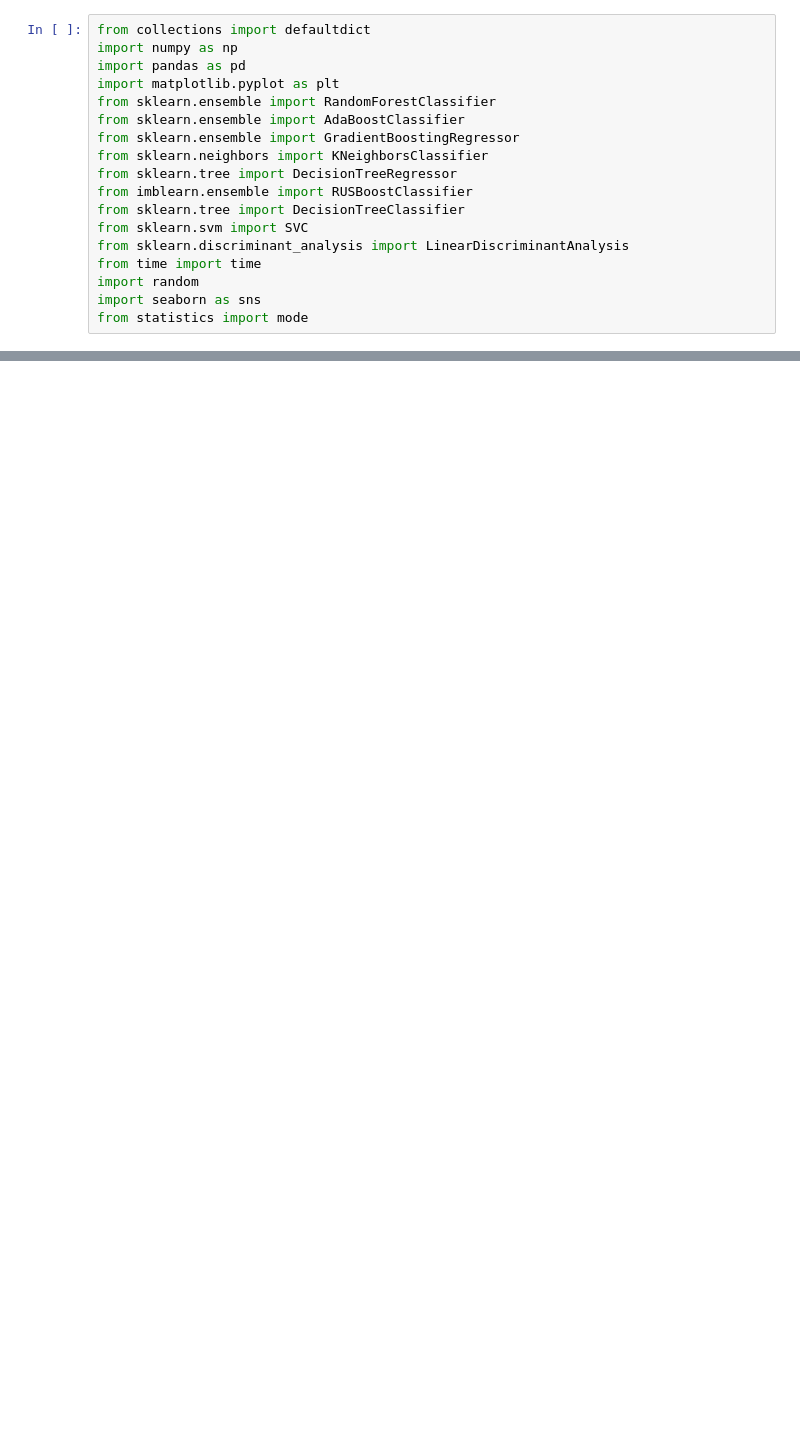
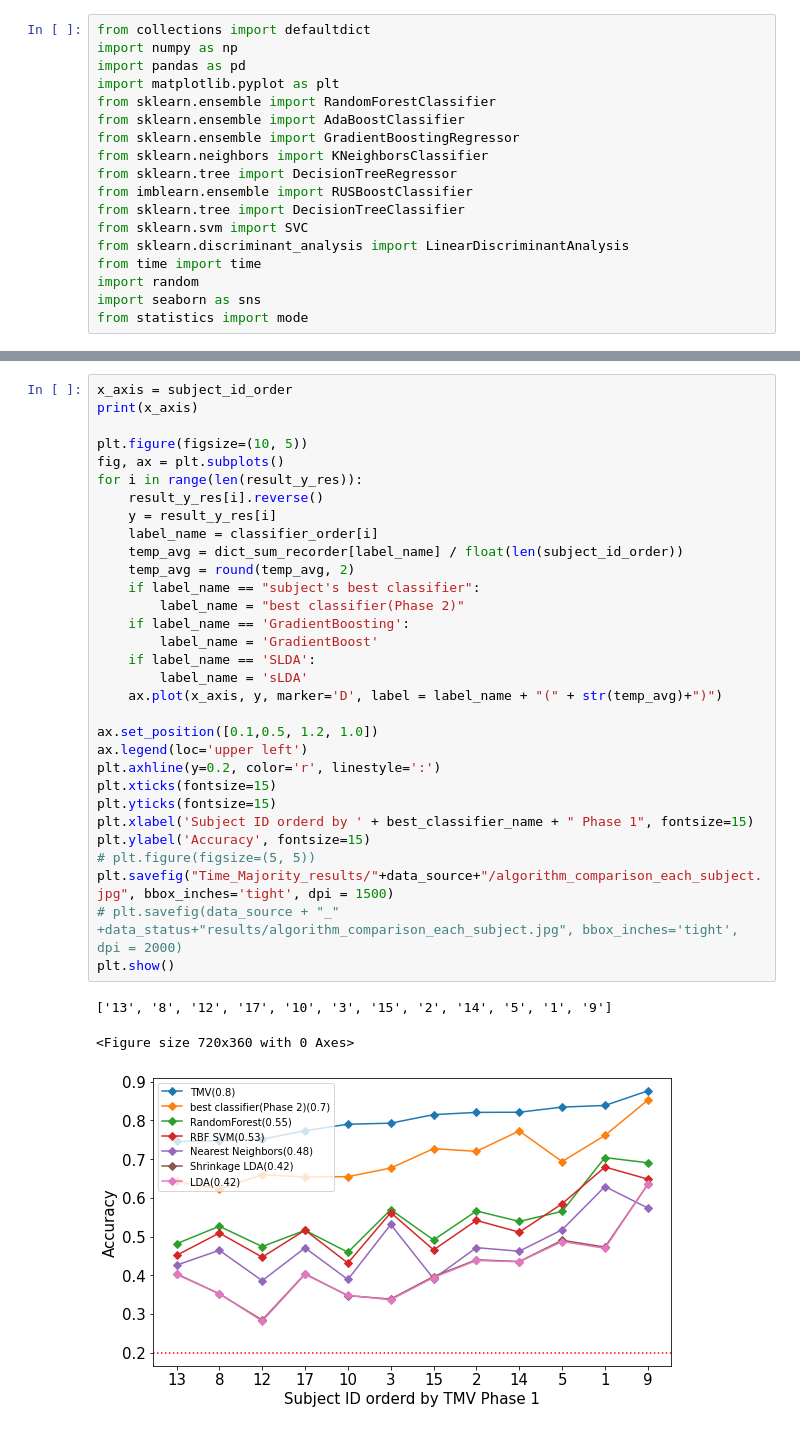
Before and after one commit to guangyaodou/Time_Majority_Voting, a Jupyter notebook: Time_majority_algorithm.ipynb, the cells around one changed output, grey strips where cells are left out. Saved outputs shown, nothing was run; the diff lists cells and outputs as text; blank space fills up the shorter version.

```diff
--- a/Time_majority_algorithm.ipynb
+++ b/Time_majority_algorithm.ipynb
@@ -704,3 +864,38 @@ plt.show()
+# %%
+x_axis = subject_id_order
+print(x_axis)
+
+plt.figure(figsize=(10, 5))
+fig, ax = plt.subplots()
+for i in range(len(result_y_res)):
+    result_y_res[i].reverse()
+    y = result_y_res[i]
+    label_name = classifier_order[i]
+    temp_avg = dict_sum_recorder[label_name] / float(len(subject_id_order))
+    temp_avg = round(temp_avg, 2)
+    if label_name == "subject's best classifier":
+        label_name = "best classifier(Phase 2)"
+    if label_name == 'GradientBoosting':
+        label_name = 'GradientBoost'
+    if label_name == 'SLDA':
+        label_name = 'sLDA'
+    ax.plot(x_axis, y, marker='D', label = label_name + "(" + str(temp_avg)+")")
+
+ax.set_position([0.1,0.5, 1.2, 1.0])
+ax.legend(loc='upper left')
+plt.axhline(y=0.2, color='r', linestyle=':')
+plt.xticks(fontsize=15)
+plt.yticks(fontsize=15)
+plt.xlabel('Subject ID orderd by ' + best_classifier_name + " Phase 1", fontsize=15)
+plt.ylabel('Accuracy', fontsize=15)
+# plt.figure(figsize=(5, 5))
+plt.savefig("Time_Majority_results/"+data_source+"/algorithm_comparison_each_subject.jpg", bbox_inches='tight', dpi = 1500)
+# plt.savefig(data_source + "_" +data_status+"results/algorithm_comparison_each_subject.jpg", bbox_inches='tight', dpi = 2000)
+plt.show()
+# %% [output]
+['13', '8', '12', '17', '10', '3', '15', '2', '14', '5', '1', '9']
+<Figure size 720x360 with 0 Axes>
+[figure, added]
 # %%
 TMV_avg_runtime = sum(time_data)/len(time_data)
 print("TMV_avg_runtime",TMV_avg_runtime)
```
Also changed, not shown: parts of 19 cells of this notebook.
